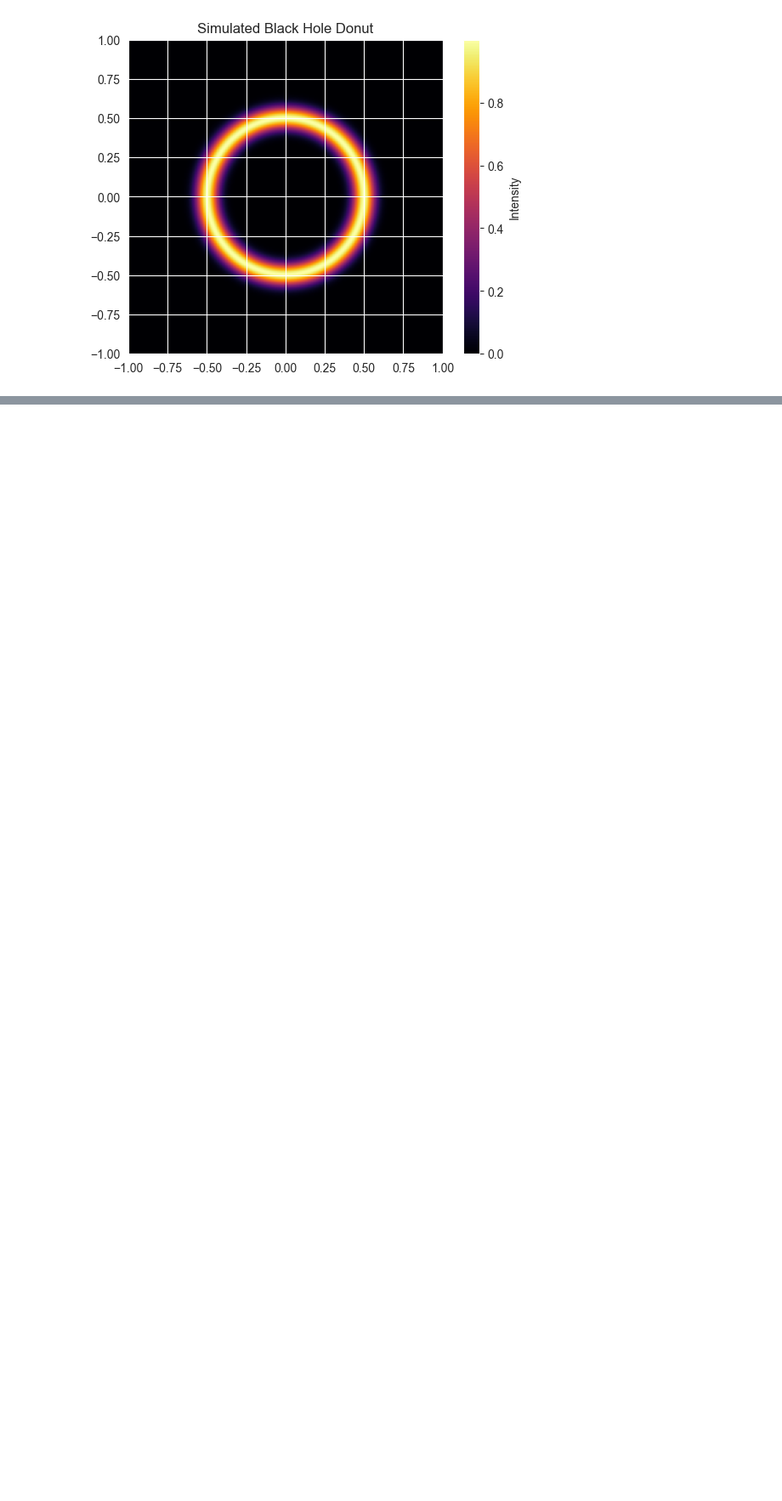
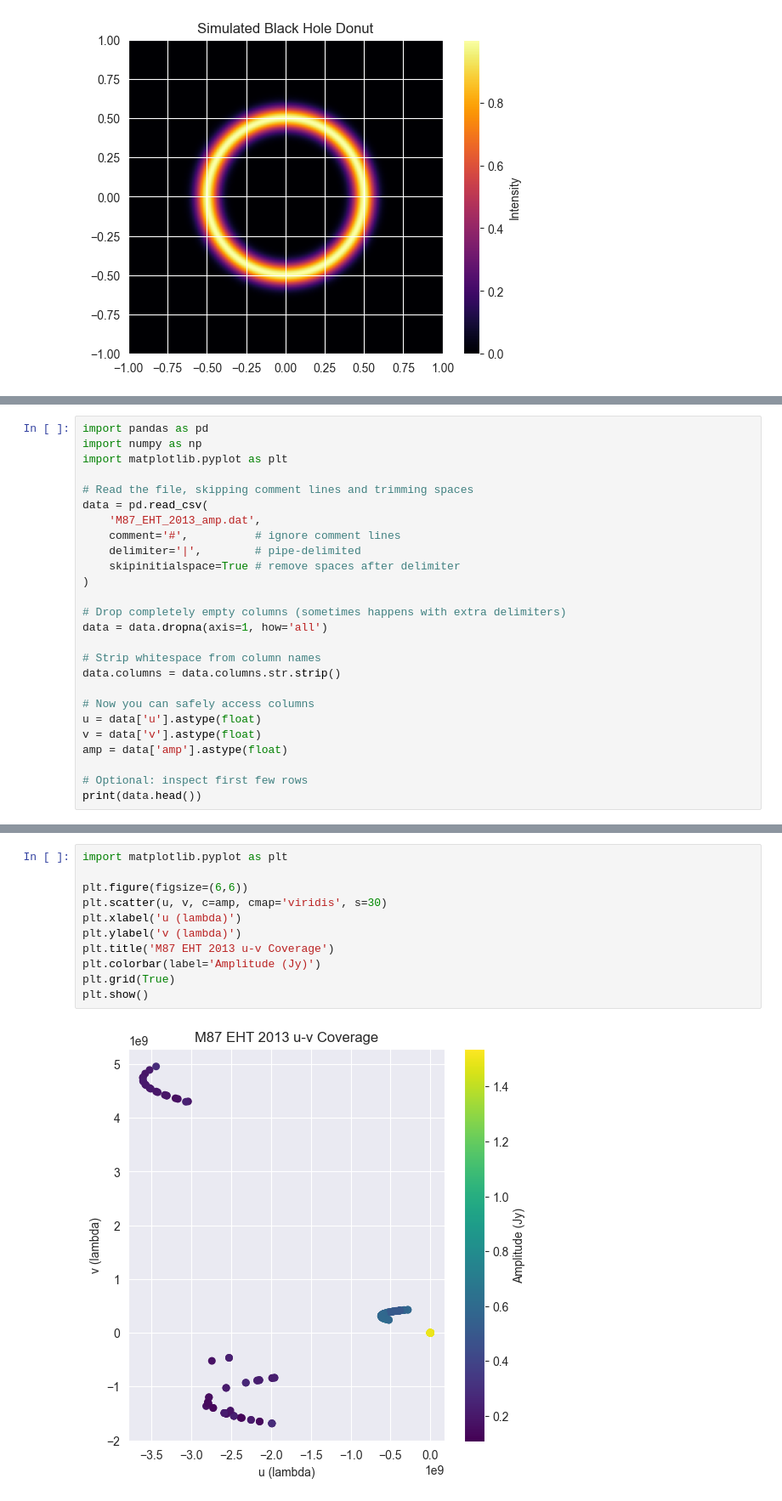
Before and after one commit to aaravshandilya/Machine_Learning, a Jupyter notebook: Black Hole Imaging.ipynb, the cells around one changed output, grey strips where cells are left out. Shown at 85% size. Saved outputs shown, nothing was run; the diff lists cells and outputs as text; blank space fills up the shorter version.

```diff
--- a/Black Hole Imaging.ipynb
+++ b/Black Hole Imaging.ipynb
@@ -246,0 +340,26 @@ plt.show()
+# %%
+import pandas as pd
+import numpy as np
+import matplotlib.pyplot as plt
+
+# Read the file, skipping comment lines and trimming spaces
+data = pd.read_csv(
+    'M87_EHT_2013_amp.dat',
+    comment='#',          # ignore comment lines
+    delimiter='|',        # pipe-delimited
+    skipinitialspace=True # remove spaces after delimiter
+)
+
+# Drop completely empty columns (sometimes happens with extra delimiters)
+data = data.dropna(axis=1, how='all')
+
+# Strip whitespace from column names
+data.columns = data.columns.str.strip()
+
+# Now you can safely access columns
+u = data['u'].astype(float)
+v = data['v'].astype(float)
+amp = data['amp'].astype(float)
+
+# Optional: inspect first few rows
+print(data.head())
@@ -246,0 +373,13 @@ plt.show()
+# %%
+import matplotlib.pyplot as plt
+
+plt.figure(figsize=(6,6))
+plt.scatter(u, v, c=amp, cmap='viridis', s=30)
+plt.xlabel('u (lambda)')
+plt.ylabel('v (lambda)')
+plt.title('M87 EHT 2013 u-v Coverage')
+plt.colorbar(label='Amplitude (Jy)')
+plt.grid(True)
+plt.show()
+# %% [output]
+[figure, added]
```
Also changed, not shown: parts of 25 cells of this notebook, 3 other files.
